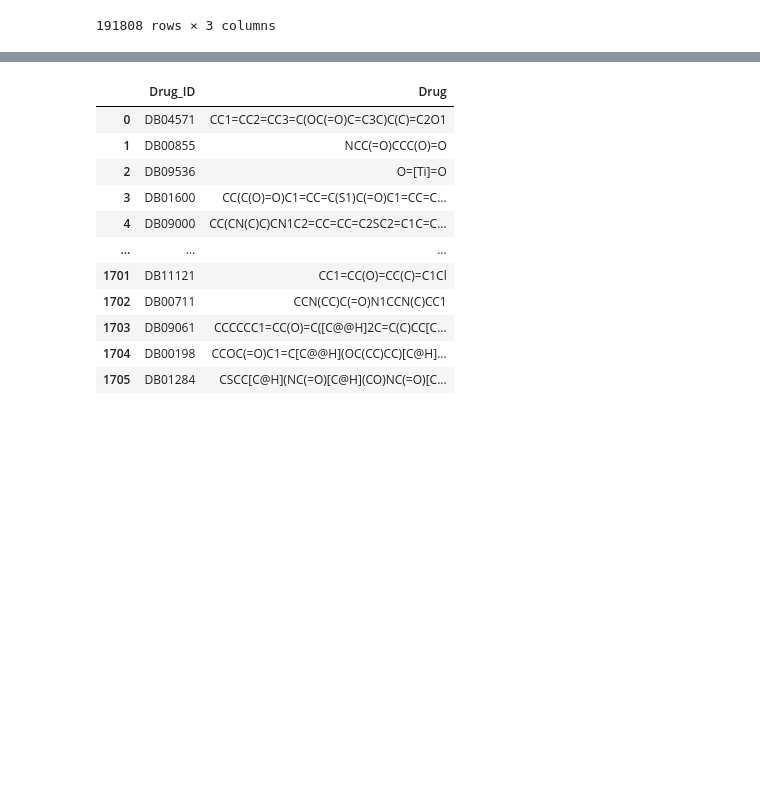
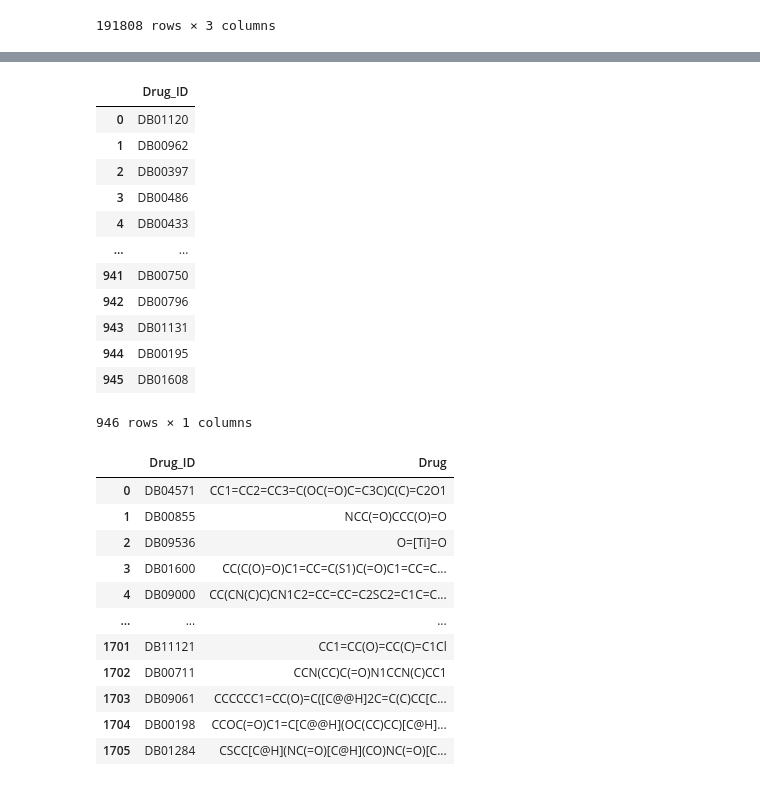
Before and after one commit to uzh-dqbm-cmi/graphnn, a Jupyter notebook: notebooks/DeepAdr_data_generation.ipynb, the cells around one changed output, grey strips where cells are left out. Saved outputs shown, nothing was run; the diff lists cells and outputs as text; code cells hidden in the pictures; blank space fills up the shorter version.

```diff
--- a/notebooks/DeepAdr_data_generation.ipynb
+++ b/notebooks/DeepAdr_data_generation.ipynb
@@ -146 +167,18 @@ datashort
+# %%
+dataDdiTypes_uniq = pd.DataFrame(set(pd.concat([dataDdiTypes.Drug1_ID, dataDdiTypes.Drug2_ID])), columns=['Drug_ID'])
+dataDdiTypes_uniq
+# %% [output]
+|  | Drug_ID |
+| 0 | DB01120 |
+| 1 | DB00962 |
+| 2 | DB00397 |
+| 3 | DB00486 |
+| 4 | DB00433 |
+| ... | ... |
+| 941 | DB00750 |
+| 942 | DB00796 |
+| 943 | DB01131 |
+| 944 | DB00195 |
+| 945 | DB01608 |
+946 rows × 1 columns
 # %%
```
Also changed, not shown: parts of 29 cells of this notebook, 2 other files.
